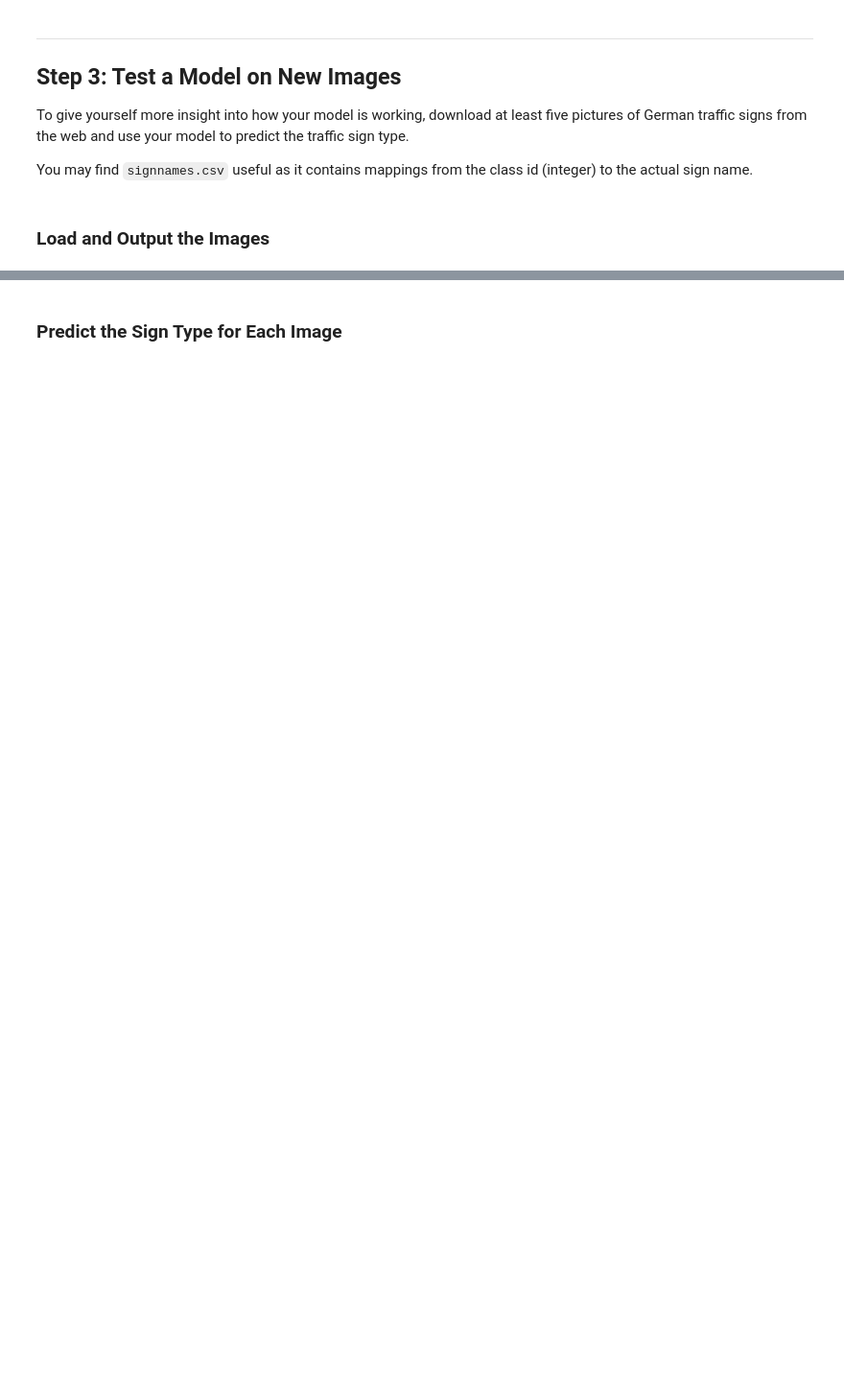
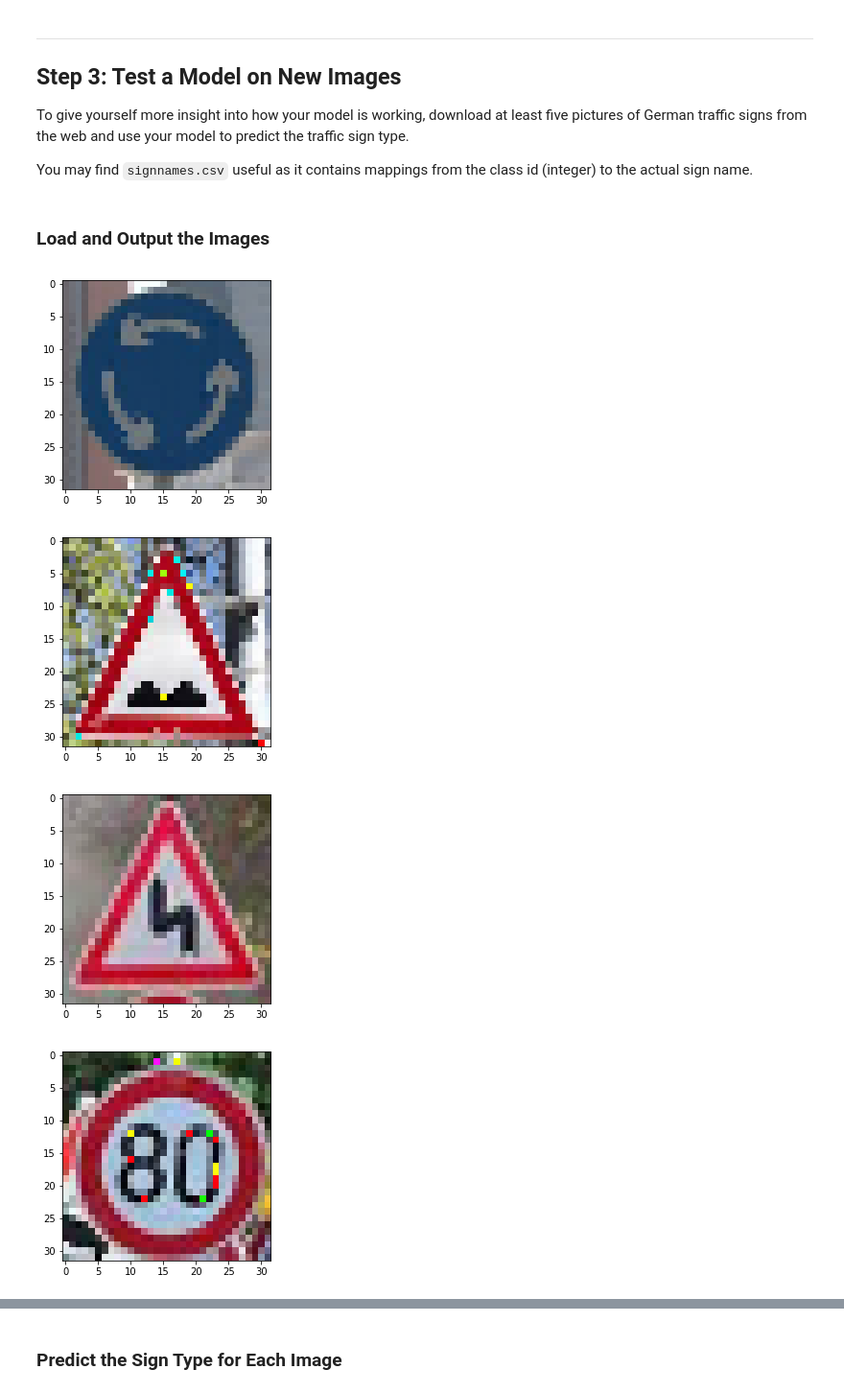
Before and after one commit to yingweiy/CarND-Traffic-Sign-Classifier-Project, a Jupyter notebook: Traffic_Sign_Classifier.ipynb, the cells around one changed output, grey strips where cells are left out. Shown at 96% size. Drawn from its saved outputs; the diff is of its cells as text; code cells hidden in the pictures; blank space fills up the shorter version.

```diff
--- a/Traffic_Sign_Classifier.ipynb
+++ b/Traffic_Sign_Classifier.ipynb
@@ -343,0 +376,22 @@ You may find `signnames.csv` useful as it contains mappings from the class id (i
+# %%
+### Load the images and plot them here.
+### Feel free to use as many code cells as needed.
+import matplotlib.image as mpimg
+
+web_download_dir = './web_images/'
+files = os.listdir(web_download_dir)
+n_images = len(files)
+X_web = np.zeros((n_images, 32, 32, 3))
+i=0
+for fn in files:
+    image = mpimg.imread(web_download_dir + fn)
+    image = cv2.resize(image,(32, 32), interpolation = cv2.INTER_CUBIC)[:,:,:3]
+    X_web[i,:,:,:] = image
+    i+=1
+    plt.imshow(image)
+    plt.show()
+# %% [output]
+[figure, added]
+[figure, added]
+[figure, added]
+[figure, added]
```
Also changed, not shown: parts of 11 cells of this notebook, 9 other files.
